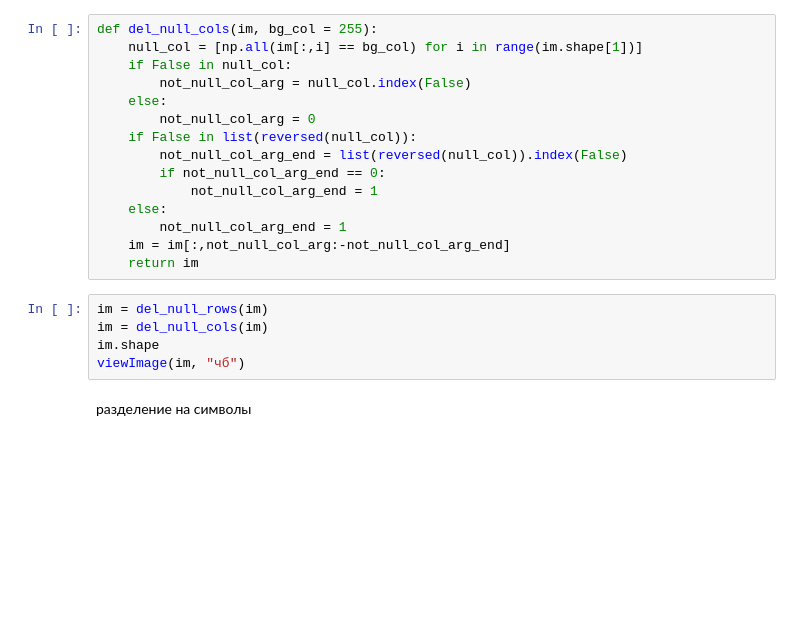
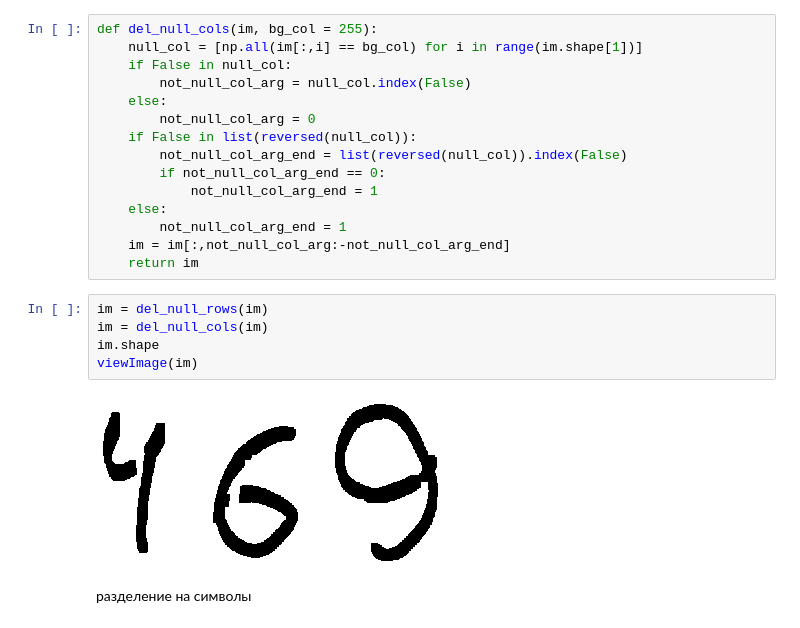
Before and after one commit to 5000factorial/Digit_classification, a Jupyter notebook: Digit_clf.ipynb, the cells around one changed output. Saved outputs shown, nothing was run; the diff lists cells and outputs as text; blank space fills up the shorter version.

```diff
--- a/Digit_clf.ipynb
+++ b/Digit_clf.ipynb
@@ -77,8 +94,10 @@ def del_null_cols(im, bg_col = 255):
 # %%
 im = del_null_rows(im)
 im = del_null_cols(im)
 im.shape
-viewImage(im, "чб")
+viewImage(im)
+# %% [output]
+[figure, added]
 # %% [markdown]
 разделение на символы
 # %%
```
Also changed, not shown: parts of 4 cells of this notebook.
